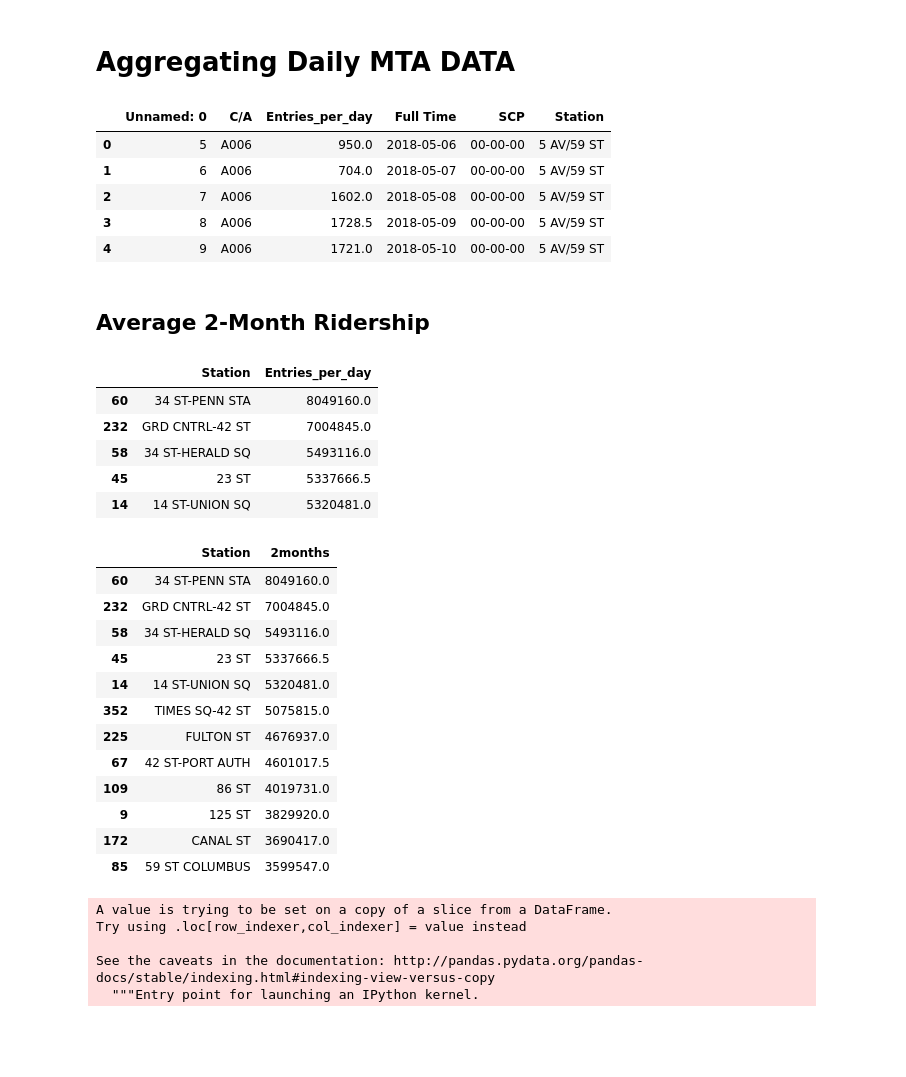
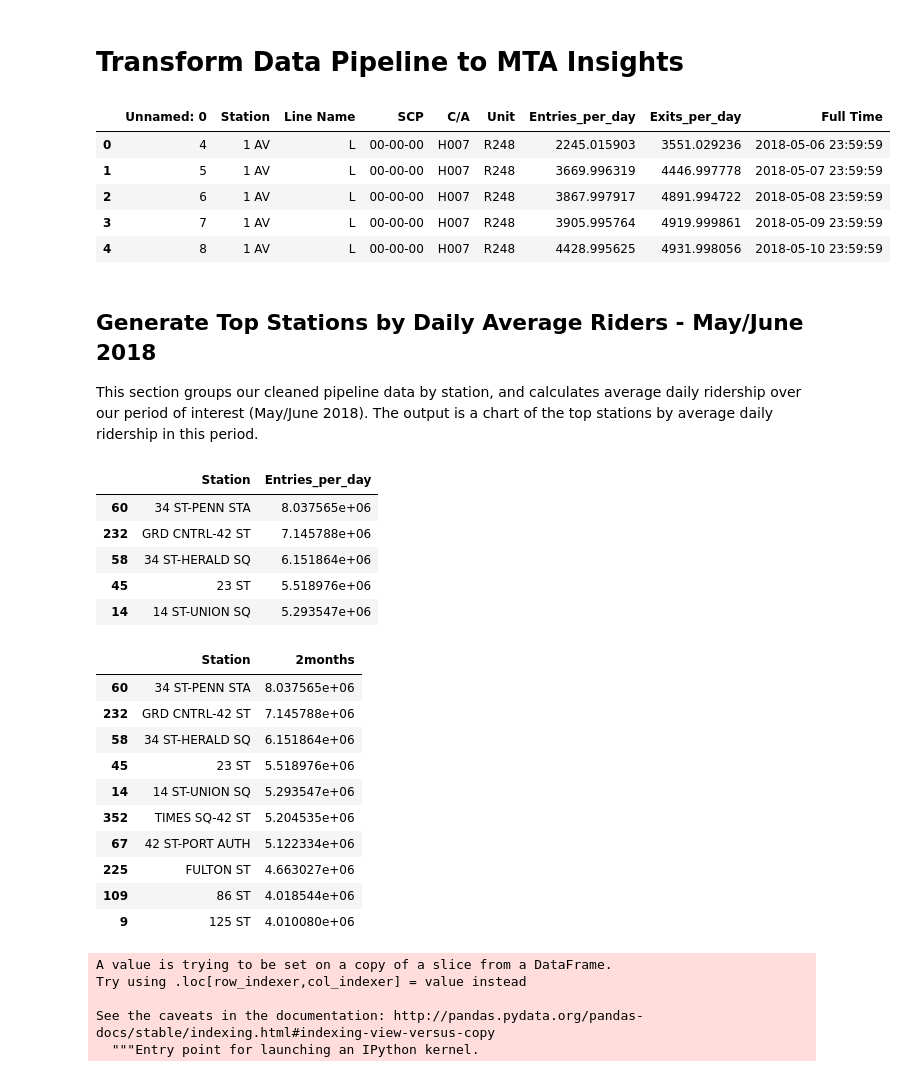
Before and after one commit to marcmuon/mta_turnstile_eda, a Jupyter notebook: MTA_entry_daily_eda_CHARTS.ipynb, the cells around one changed output. Cells and saved outputs as stored; diff of their text form; code cells hidden in the pictures; blank space fills up the shorter version.

```diff
--- a/MTA_entry_daily_eda_CHARTS.ipynb
+++ b/MTA_entry_daily_eda_CHARTS.ipynb
@@ -1,5 +1,5 @@
-# %% [markdown]
-# Aggregating Daily MTA DATA
+# %% [markdown]
+# Transform Data Pipeline to MTA Insights
 # %%
 import matplotlib.pyplot as plt
 import numpy as np
@@ -9,17 +9,18 @@ import seaborn as sns
 %config InlineBackend.figure_format = 'svg'
 # %%
 # Import Entries_per_day CSV sheet locally
-df = pd.read_csv('../data/Entries_per_day.csv')
+df = pd.read_csv('../../data/Data_every_D.csv')
 df.head()
 # %% [output]
-|  | Unnamed: 0 | C/A | Entries_per_day | Full Time | SCP | Station |
-| 0 | 5 | A006 | 950.0 | 2018-05-06 | 00-00-00 | 5 AV/59 ST |
-| 1 | 6 | A006 | 704.0 | 2018-05-07 | 00-00-00 | 5 AV/59 ST |
-| 2 | 7 | A006 | 1602.0 | 2018-05-08 | 00-00-00 | 5 AV/59 ST |
-| 3 | 8 | A006 | 1728.5 | 2018-05-09 | 00-00-00 | 5 AV/59 ST |
-| 4 | 9 | A006 | 1721.0 | 2018-05-10 | 00-00-00 | 5 AV/59 ST |
+|  | Unnamed: 0 | Station | Line Name | SCP | C/A | Unit | Entries_per_day | Exits_per_day | Full Time |
+| 0 | 4 | 1 AV | L | 00-00-00 | H007 | R248 | 2245.015903 | 3551.029236 | 2018-05-06 23:59:59 |
+| 1 | 5 | 1 AV | L | 00-00-00 | H007 | R248 | 3669.996319 | 4446.997778 | 2018-05-07 23:59:59 |
+| 2 | 6 | 1 AV | L | 00-00-00 | H007 | R248 | 3867.997917 | 4891.994722 | 2018-05-08 23:59:59 |
+| 3 | 7 | 1 AV | L | 00-00-00 | H007 | R248 | 3905.995764 | 4919.999861 | 2018-05-09 23:59:59 |
+| 4 | 8 | 1 AV | L | 00-00-00 | H007 | R248 | 4428.995625 | 4931.998056 | 2018-05-10 23:59:59 |
-# %% [markdown]
-## Average 2-Month Ridership
+# %% [markdown]
+## Generate Top Stations by Daily Average Riders - May/June 2018
+This section groups our cleaned pipeline data by station, and calculates average daily ridership over our period of interest (May/June 2018). The output is a chart of the top stations by average daily ridership in this period.
 # %%
 # Set a 15000 person cutoff for the max to get rid of nonsensical outliers
 df = df.loc[(df['Entries_per_day'] < 15000), :]
@@ -34,31 +35,29 @@ twomonth = (df
 twomonth.head(5)
 # %% [output]
 |  | Station | Entries_per_day |
-| 60 | 34 ST-PENN STA | 8049160.0 |
-| 232 | GRD CNTRL-42 ST | 7004845.0 |
-| 58 | 34 ST-HERALD SQ | 5493116.0 |
-| 45 | 23 ST | 5337666.5 |
-| 14 | 14 ST-UNION SQ | 5320481.0 |
+| 60 | 34 ST-PENN STA | 8.037565e+06 |
+| 232 | GRD CNTRL-42 ST | 7.145788e+06 |
+| 58 | 34 ST-HERALD SQ | 6.151864e+06 |
+| 45 | 23 ST | 5.518976e+06 |
+| 14 | 14 ST-UNION SQ | 5.293547e+06 |
 # %%
 twomonth.rename(columns={'Entries_per_day':'2months'},inplace=True)
 
 # Get Top 10 Stations
-topten_twomonth = twomonth.head(12)
+topten_twomonth = twomonth.head(10)
 topten_twomonth
 # %% [output]
 |  | Station | 2months |
-| 60 | 34 ST-PENN STA | 8049160.0 |
-| 232 | GRD CNTRL-42 ST | 7004845.0 |
-| 58 | 34 ST-HERALD SQ | 5493116.0 |
-| 45 | 23 ST | 5337666.5 |
-| 14 | 14 ST-UNION SQ | 5320481.0 |
-| 352 | TIMES SQ-42 ST | 5075815.0 |
-| 225 | FULTON ST | 4676937.0 |
-| 67 | 42 ST-PORT AUTH | 4601017.5 |
-| 109 | 86 ST | 4019731.0 |
-| 9 | 125 ST | 3829920.0 |
-| 172 | CANAL ST | 3690417.0 |
-| 85 | 59 ST COLUMBUS | 3599547.0 |
+| 60 | 34 ST-PENN STA | 8.037565e+06 |
+| 232 | GRD CNTRL-42 ST | 7.145788e+06 |
+| 58 | 34 ST-HERALD SQ | 6.151864e+06 |
+| 45 | 23 ST | 5.518976e+06 |
+| 14 | 14 ST-UNION SQ | 5.293547e+06 |
+| 352 | TIMES SQ-42 ST | 5.204535e+06 |
+| 67 | 42 ST-PORT AUTH | 5.122334e+06 |
+| 225 | FULTON ST | 4.663027e+06 |
+| 109 | 86 ST | 4.018544e+06 |
+| 9 | 125 ST | 4.010080e+06 |
 # %%
 topten_twomonth['mean_entries'] = topten_twomonth['2months'] / 56
 plt.figure(figsize=(10,7))
```
Also changed, not shown: parts of 17 cells of this notebook, 1 other file.
